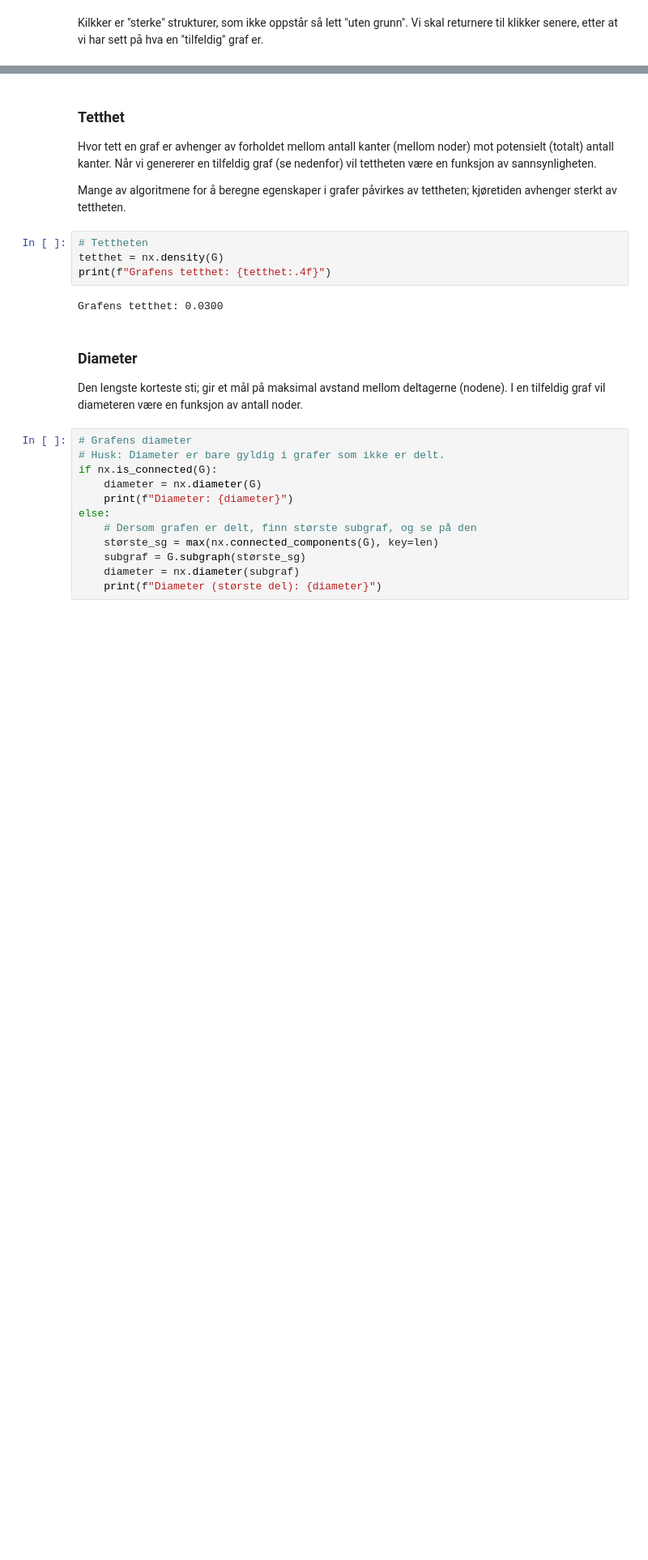
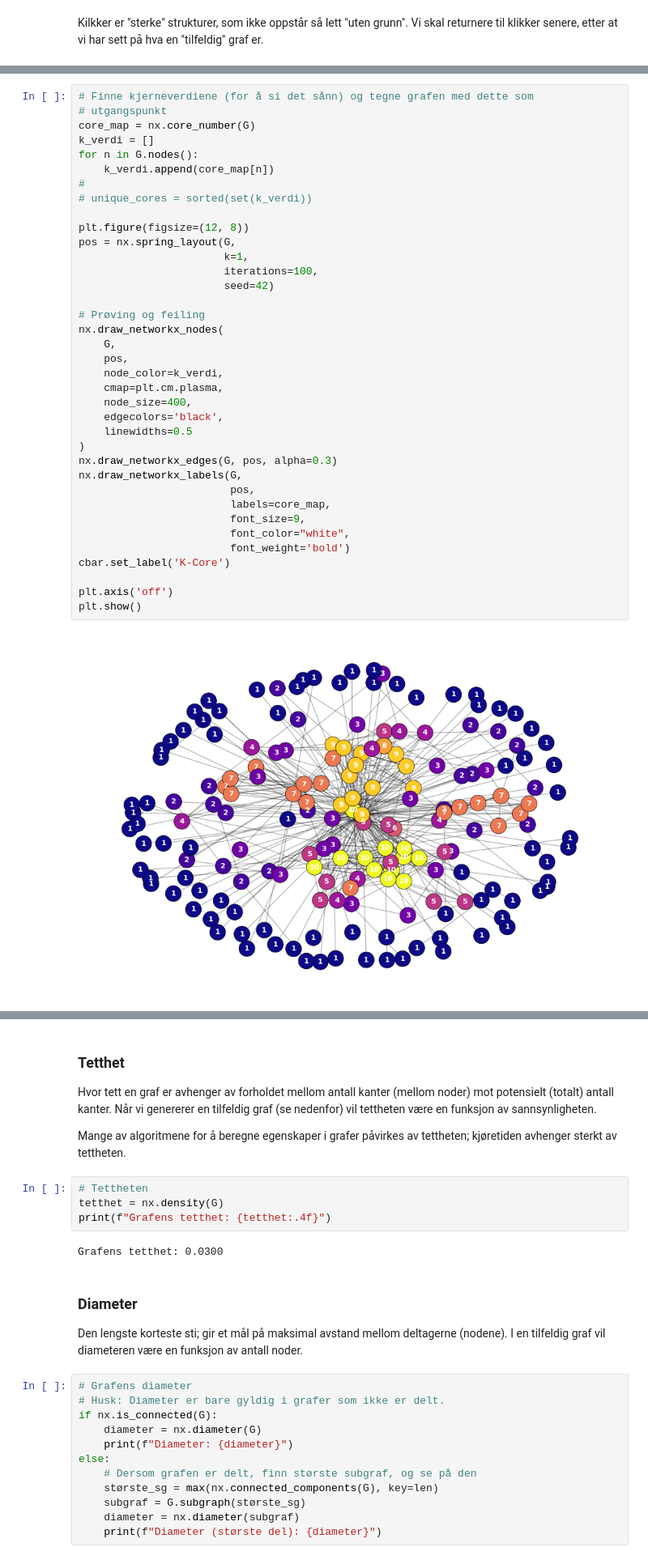
Before and after one commit to Tage-Politi/grafdag-2026, a Jupyter notebook: generell.ipynb, the cells around one changed output, grey strips where cells are left out. Shown at 81% size. Cells and saved outputs as stored; diff of their text form; blank space fills up the shorter version.

Commit message:
Tatt med k-core i generell.

```diff
--- a/generell.ipynb
+++ b/generell.ipynb
@@ -139,0 +208,39 @@ Kilkker er "sterke" strukturer, som ikke oppstår så lett "uten grunn".  Vi ska
+# %%
+# Finne kjerneverdiene (for å si det sånn) og tegne grafen med dette som
+# utgangspunkt
+core_map = nx.core_number(G)
+k_verdi = []
+for n in G.nodes():
+    k_verdi.append(core_map[n])
+#
+# unique_cores = sorted(set(k_verdi))
+
+plt.figure(figsize=(12, 8))
+pos = nx.spring_layout(G,
+                       k=1,
+                       iterations=100,
+                       seed=42)
+
+# Prøving og feiling
+nx.draw_networkx_nodes(
+    G,
+    pos,
+    node_color=k_verdi,
+    cmap=plt.cm.plasma,
+    node_size=400,
+    edgecolors='black',
+    linewidths=0.5
+)
+nx.draw_networkx_edges(G, pos, alpha=0.3)
+nx.draw_networkx_labels(G,
+                        pos,
+                        labels=core_map,
+                        font_size=9,
+                        font_color="white",
+                        font_weight='bold')
+cbar.set_label('K-Core')
+
+plt.axis('off')
+plt.show()
+# %% [output]
+[figure, added]
```
Also changed, not shown: parts of 16 cells of this notebook, 4 other files.
